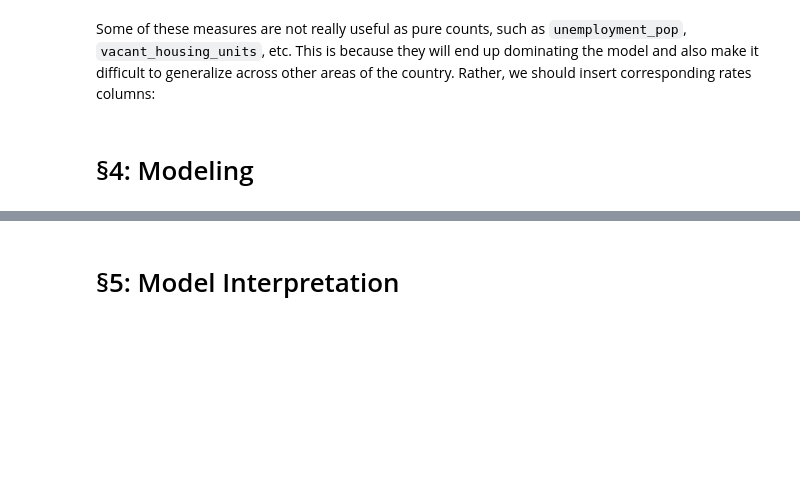
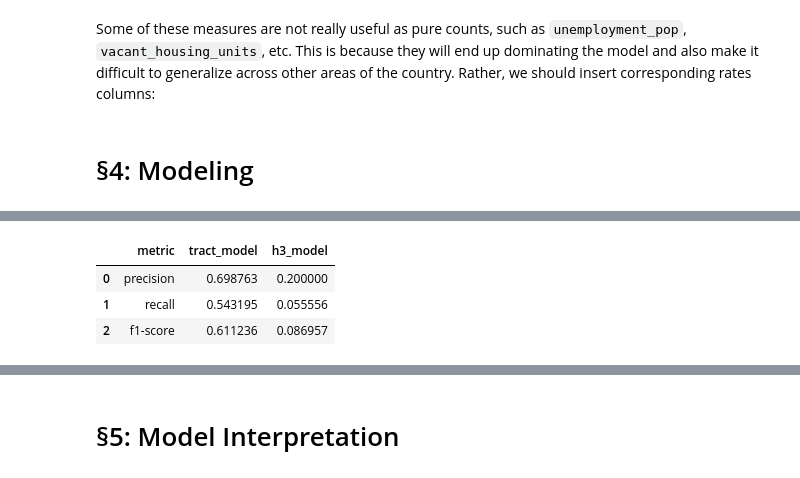
Before and after one commit to KamronAggorURI/modal, a Jupyter notebook: notebooks/Final.ipynb, the cells around one changed output, grey strips where cells are left out. Drawn from its saved outputs; the diff is of its cells as text; code cells hidden in the pictures; blank space fills up the shorter version.

```diff
--- a/notebooks/Final.ipynb
+++ b/notebooks/Final.ipynb
@@ -198,8 +222,10 @@ import geopandas as gpd
 import folium
 
 # Feature Consolidation
-new_features = ['unemployment_rate', 'vacancy_rate', 'renter_share', 'percent_bachelors_or_higher', 'children_per_adult', 'non_white_percent', 'latitude', 'longitude']
-feature_cols = dp03_cols + dp05_cols + new_features
+new_features = ['unemployment_rate', 'vacancy_rate', 'renter_share', 'percent_bachelors_or_higher', 'children_per_adult', 'non_white_percent']
+all_feature_candidates = dp03_cols + dp05_cols + new_features
+feature_cols = [c for c in dict.fromkeys(all_feature_candidates) if c in acs_df.columns]
+# If any expected features are missing (e.g., latitude/longitude), they are dropped here to avoid KeyErrors
 
 # Drop duplicate features if any
 feature_cols = list(dict.fromkeys(feature_cols))
@@ -267,3 +293,90 @@ Fitting 3 folds for each of 8 candidates, totalling 24 fits
     accuracy                           0.71     17079
    macro avg       0.70      0.68      0.69     17079
 weighted avg       0.70      0.71      0.70     17079
+# %%
+
+# --- H3 aggregation and model on hexes ---
+import h3
+
+h3_res = 7  # coarser resolution for denser hexes
+label_threshold = 0.4  # tweak threshold for high-burden hexes
+
+# Ensure we have an H3 index; derive from latitude/longitude if missing
+if 'h3_index' not in acs_df.columns:
+    if {'latitude', 'longitude'}.issubset(acs_df.columns):
+        # Clean lat/lon and drop invalid coordinates
+        acs_df['latitude'] = pd.to_numeric(acs_df['latitude'], errors='coerce')
+        acs_df['longitude'] = pd.to_numeric(acs_df['longitude'], errors='coerce')
+        valid_coords = acs_df['latitude'].between(-90, 90) & acs_df['longitude'].between(-180, 180)
+        acs_df['h3_index'] = pd.NA
+        converter = 'latlng_to_cell' if hasattr(h3, 'latlng_to_cell') else 'geo_to_h3'
+        acs_df.loc[valid_coords, 'h3_index'] = [
+            getattr(h3, converter)(lat, lon, h3_res)
+            for lat, lon in zip(acs_df.loc[valid_coords, 'latitude'], acs_df.loc[valid_coords, 'longitude'])
+        ]
+    else:
+        raise ValueError("Missing h3_index and latitude/longitude; add lat/lon before H3 aggregation")
+
+# Restrict to numeric feature columns that exist in acs_df
+numeric_features_h3 = [c for c in numeric_features if c in acs_df.columns]
+
+# Aggregate numeric features and target by H3 index (using rows with valid h3_index)
+h3_df = (
+    acs_df.loc[acs_df['h3_index'].notna()]
+    .groupby('h3_index')[numeric_features_h3 + ['high_rent_burden']]
+    .mean()
+    .reset_index()
+)
+h3_df = h3_df.rename(columns={'high_rent_burden': 'high_rent_burden_ratio'})
+
+# Drop all-NaN feature columns post-aggregation
+usable_features = [c for c in numeric_features_h3 if h3_df[c].notna().any()]
+
+# Features and targets
+X_h3 = h3_df[usable_features]
+y_h3_ratio = h3_df['high_rent_burden_ratio']
+y_h3_binary = (y_h3_ratio >= label_threshold).astype(int)
+
+# Split (stratify only if both classes present)
+stratifier = y_h3_binary if y_h3_binary.nunique() > 1 else None
+X_h3_train, X_h3_test, y_h3_train, y_h3_test = train_test_split(
+    X_h3, y_h3_binary, test_size=0.2, random_state=42, stratify=stratifier
+)
+
+# Pipeline and tuning (reuse structure from tract model)
+numeric_transformer_h3 = Pipeline(steps=[
+    ('imputer', SimpleImputer(strategy='median')),
+    ('scaler', StandardScaler())
+])
+
+preprocessor_h3 = ColumnTransformer(
+    transformers=[('num', numeric_transformer_h3, usable_features)],
+    remainder='drop'
+)
+
+gb_pipeline_h3 = Pipeline(steps=[
+    ('preprocessor', preprocessor_h3),
+    ('classifier', GradientBoostingClassifier(random_state=42))
+])
+
+grid_search_h3 = GridSearchCV(gb_pipeline_h3, param_grid, cv=3, verbose=2, n_jobs=-1)
+grid_search_h3.fit(X_h3_train, y_h3_train)
+
+print("Best H3 parameters:", grid_search_h3.best_params_)
+best_model_h3 = grid_search_h3.best_estimator_
+
+y_h3_pred = best_model_h3.predict(X_h3_test)
+print("H3 model report:", classification_report(y_h3_test, y_h3_pred))
+
+# Compare with tract-level model on positive class (1)
+orig_report = classification_report(y_test, y_pred, output_dict=True)
+h3_report = classification_report(y_h3_test, y_h3_pred, output_dict=True)
+metrics = ['precision', 'recall', 'f1-score']
+comparison_df = pd.DataFrame({
+    'metric': metrics,
+    'tract_model': [orig_report['1'][m] for m in metrics],
+    'h3_model': [h3_report['1'][m] for m in metrics]
+})
+print("Tract vs H3 model (class 1):")
+display(comparison_df)
+# %% [output]
@@ -269,0 +400,4 @@ weighted avg       0.70      0.71      0.70     17079
+|  | metric | tract_model | h3_model |
+| 0 | precision | 0.698763 | 0.200000 |
+| 1 | recall | 0.543195 | 0.055556 |
+| 2 | f1-score | 0.611236 | 0.086957 |
```
Also changed, not shown: parts of 7 cells of this notebook, 9 other files.
